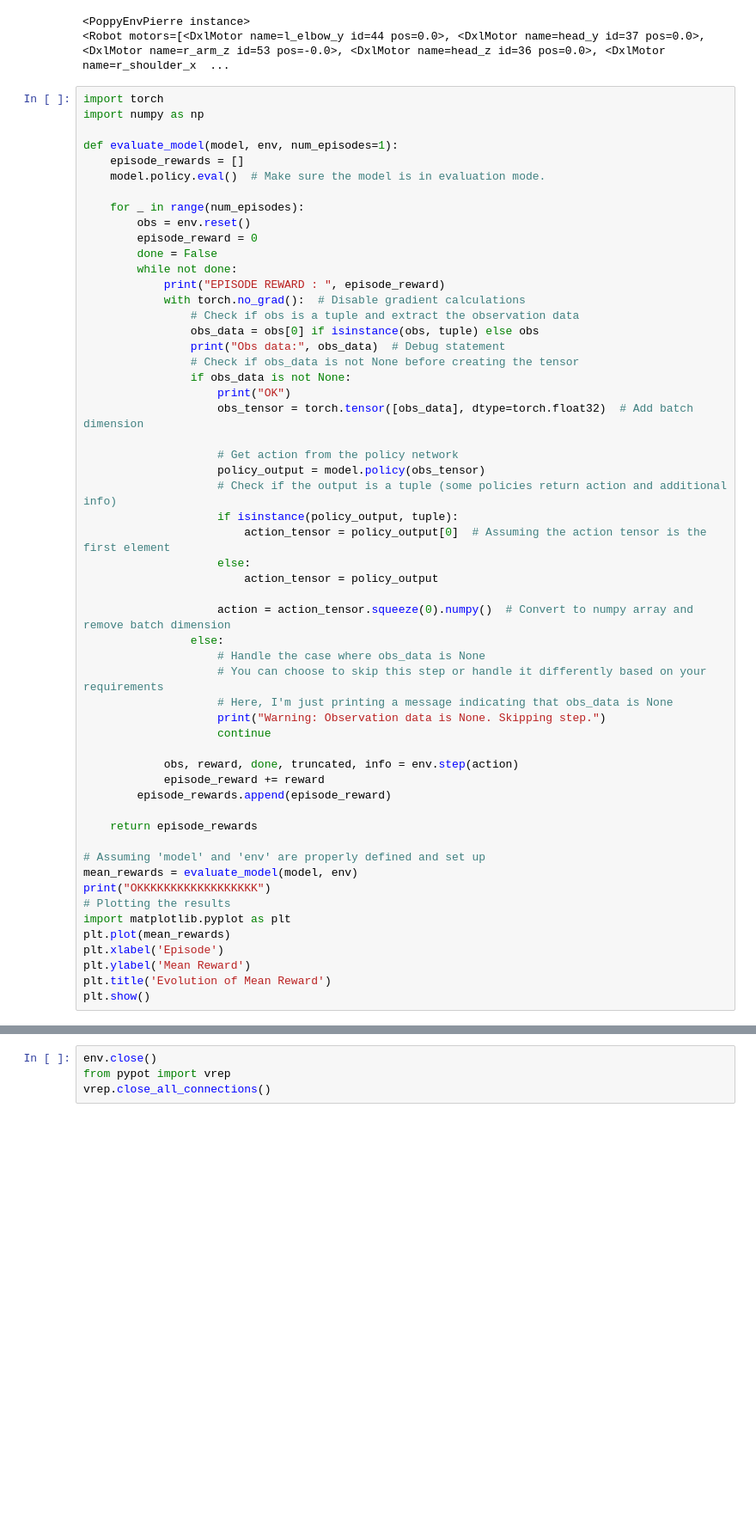
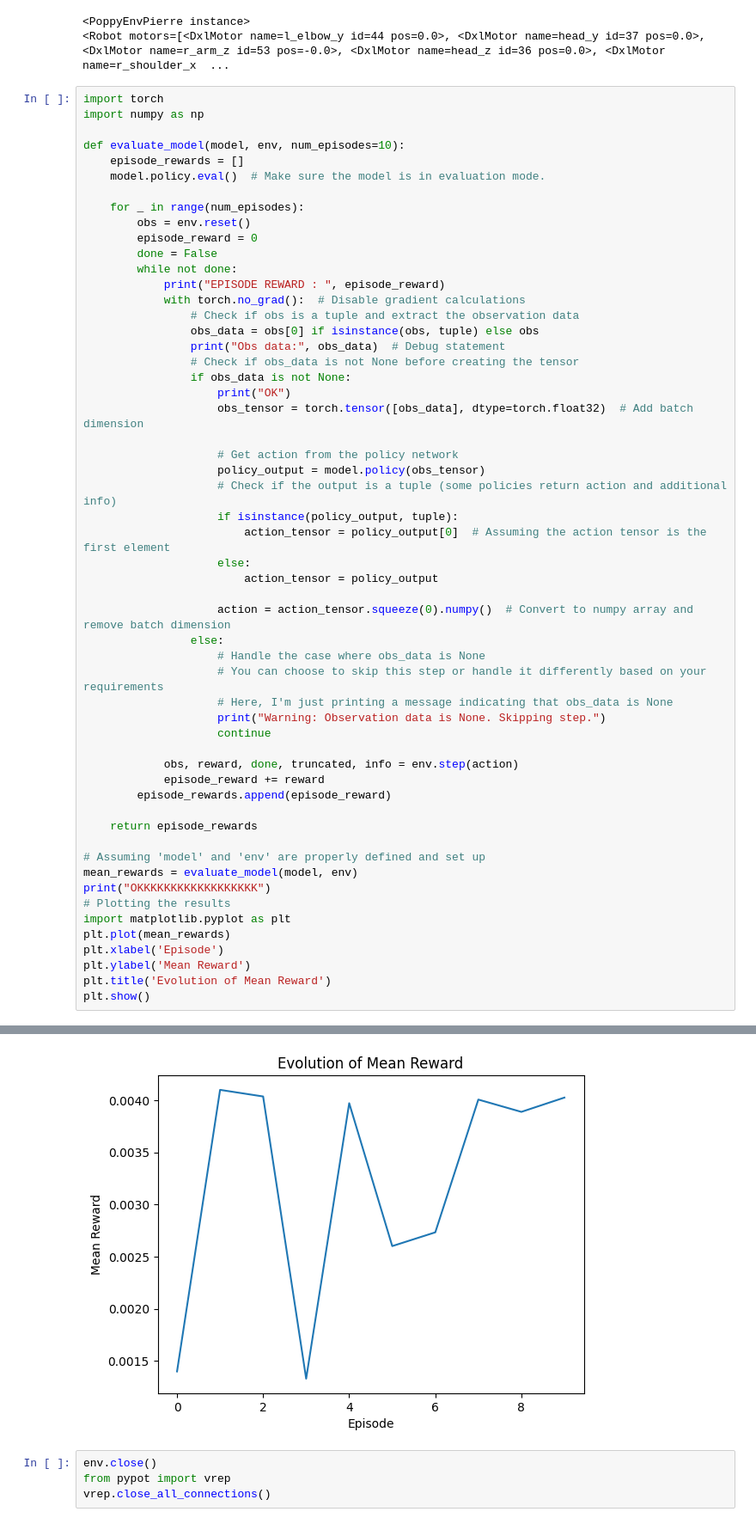
Before and after one commit to anaele-paris/Poppy, a Jupyter notebook: sujet_upper_body_imitation_pierre.ipynb, the cells around one changed output, grey strips where cells are left out. Shown at 86% size. Cells and saved outputs as stored; diff of their text form; blank space fills up the shorter version.

```diff
--- a/sujet_upper_body_imitation_pierre.ipynb
+++ b/sujet_upper_body_imitation_pierre.ipynb
@@ -936,7 +936,7 @@ print(env.poppy)
 import torch
 import numpy as np
 
-def evaluate_model(model, env, num_episodes=1):
+def evaluate_model(model, env, num_episodes=10):
     episode_rewards = []
     model.policy.eval()  # Make sure the model is in evaluation mode.
 
@@ -1016,3 +1008,4 @@ KeyboardInterrupt:
+[figure, added]
 # %%
 env.close()
 from pypot import vrep
```
Also changed, not shown: parts of 1 cell of this notebook, 1 other file.
